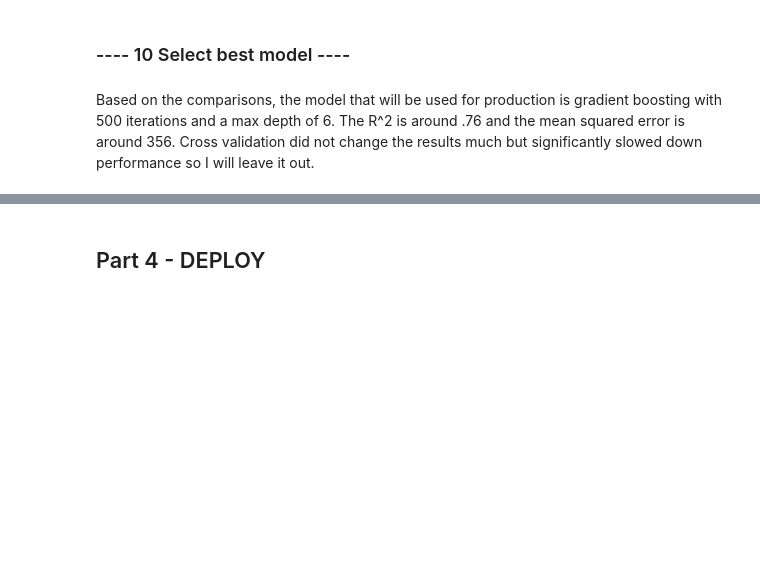
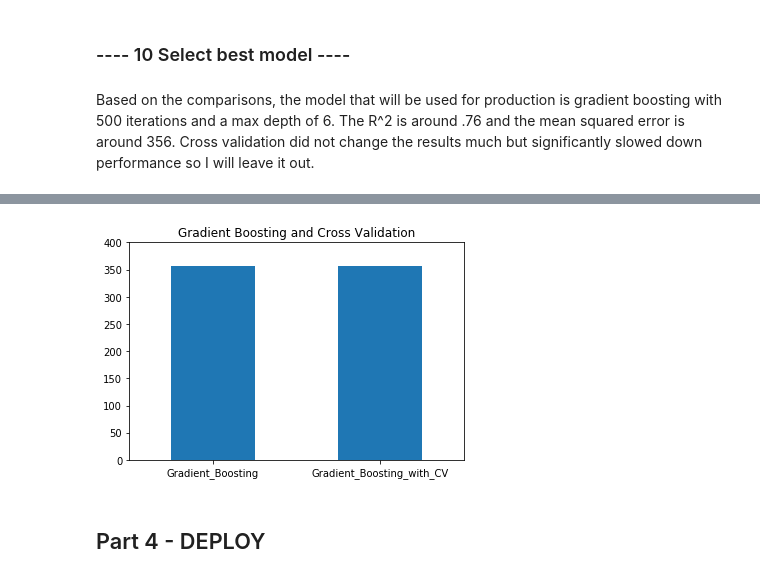
Before and after one commit to albert-ntiri/salary_prediction_project, a Jupyter notebook: Salary Prediction Notebook Models.ipynb, the cells around one changed output, grey strips where cells are left out. Drawn from its saved outputs; the diff is of its cells as text; code cells hidden in the pictures; blank space fills up the shorter version.

Commit message:
Added CV impact visual

```diff
--- a/Salary Prediction Notebook Models.ipynb
+++ b/Salary Prediction Notebook Models.ipynb
@@ -337,3 +341,11 @@ algorithm_comp.graph_results('Mean_Squared_Error', 'algorithms')
+# %%
+gb_score = algorithm_compare.loc['Gradient_Boosting', 'Mean_Squared_Error']
+cv_compare = pd.DataFrame(data=[gb_score,gb.cv_score], index=['Gradient_Boosting','Gradient_Boosting_with_CV'], columns=['Mean_Squared_Error'])
+cv_compare.plot.bar(rot=0, legend=False, title='Gradient Boosting and Cross Validation', ylim=(0,400))
+
+plt.savefig('charts/cv_comparison.jpg')
+# %% [output]
+[figure, added]
 # %% [markdown]
 ## Part 4 - DEPLOY
 # %% [markdown]
```
Also changed, not shown: parts of 7 cells of this notebook, 6 other files.
